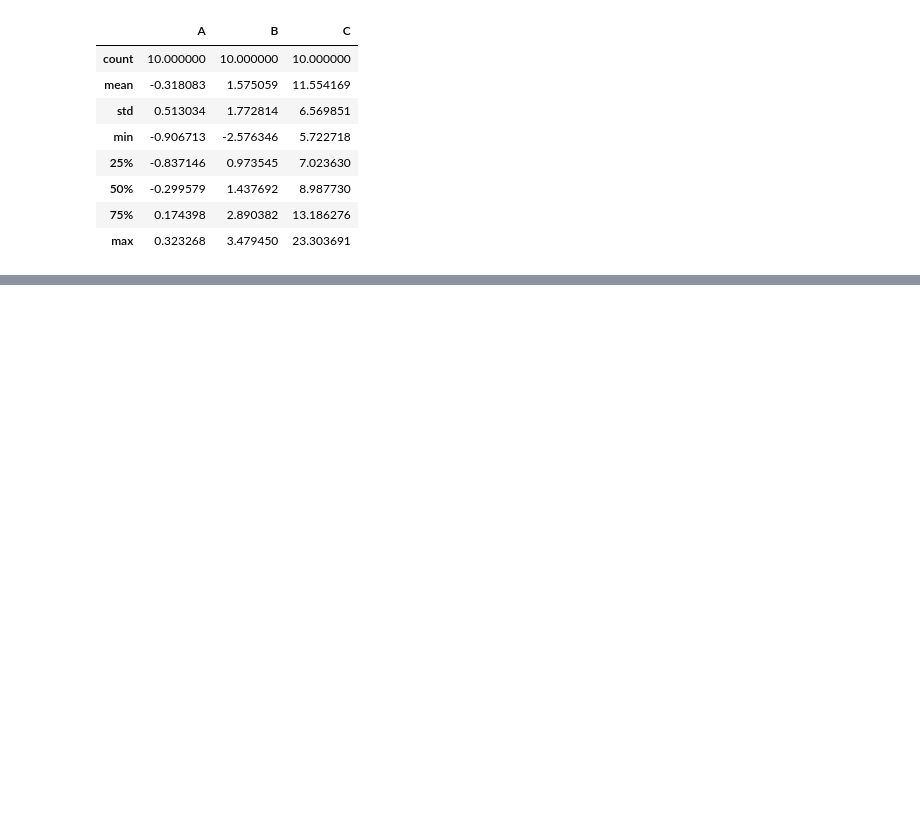
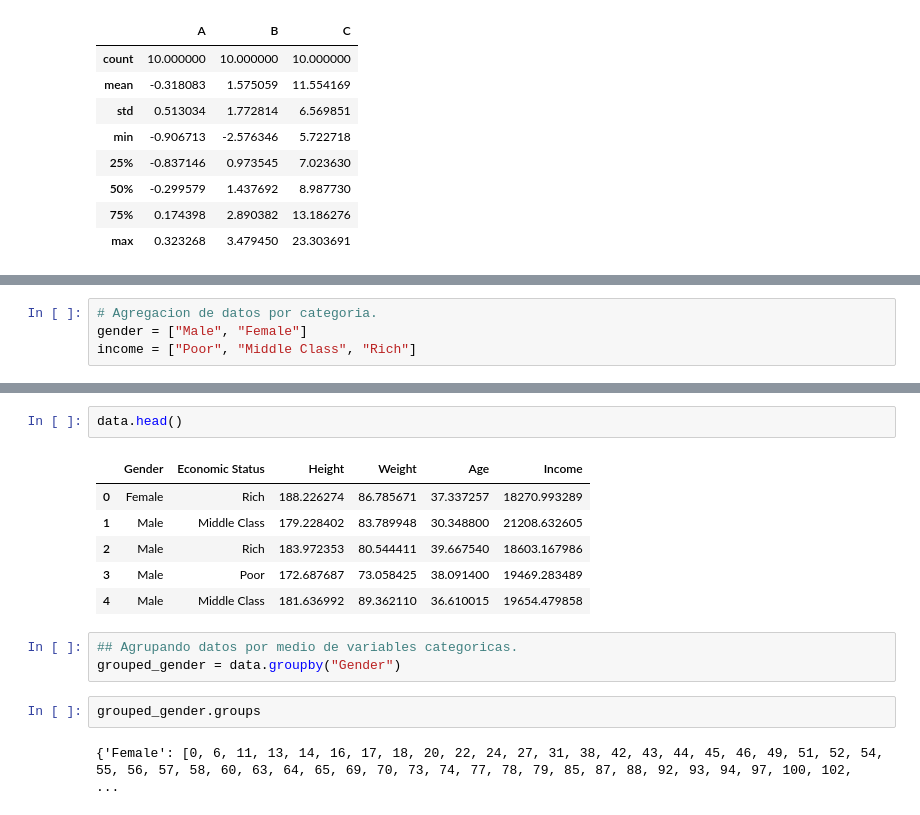
Before and after one commit to oscargbocanegra/learning, a Jupyter notebook: MachineLearning/curso-udemy-machine-learning-data-science-en-python/notebooks/T2-2-DataCleaning-distribucion-de-probabilidad.ipynb, the cells around one changed output, grey strips where cells are left out. Drawn from its saved outputs; the diff is of its cells as text; blank space fills up the shorter version.

```diff
--- a/MachineLearning/curso-udemy-machine-learning-data-science-en-python/notebooks/T2-2-DataCleaning-distribucion-de-probabilidad.ipynb
+++ b/MachineLearning/curso-udemy-machine-learning-data-science-en-python/notebooks/T2-2-DataCleaning-distribucion-de-probabilidad.ipynb
@@ -123,0 +147,4 @@ data.describe()
+# %%
+# Agregacion de datos por categoria.
+gender = ["Male", "Female"]
+income = ["Poor", "Middle Class", "Rich"]
@@ -123,0 +176,16 @@ data.describe()
+# %%
+data.head()
+# %% [output]
+|  | Gender | Economic Status | Height | Weight | Age | Income |
+| 0 | Female | Rich | 188.226274 | 86.785671 | 37.337257 | 18270.993289 |
+| 1 | Male | Middle Class | 179.228402 | 83.789948 | 30.348800 | 21208.632605 |
+| 2 | Male | Rich | 183.972353 | 80.544411 | 39.667540 | 18603.167986 |
+| 3 | Male | Poor | 172.687687 | 73.058425 | 38.091400 | 19469.283489 |
+| 4 | Male | Middle Class | 181.636992 | 89.362110 | 36.610015 | 19654.479858 |
+# %%
+## Agrupando datos por medio de variables categoricas.
+grouped_gender = data.groupby("Gender")
+# %%
+grouped_gender.groups
+# %% [output]
+{'Female': [0, 6, 11, 13, 14, 16, 17, 18, 20, 22, 24, 27, 31, 38, 42, 43, 44, 45, 46, 49, 51, 52, 54, 55, 56, 57, 58, 60, 63, 64, 65, 69, 70, 73, 74, 77, 78, 79, 85, 87, 88, 92, 93, 94, 97, 100, 102,  ...
```
Also changed, not shown: parts of 10 cells of this notebook.
